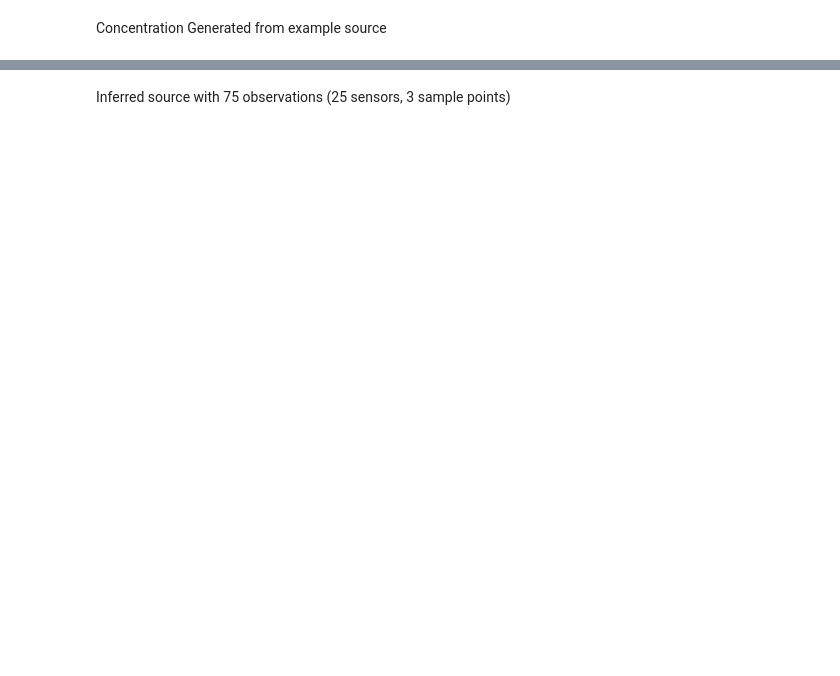
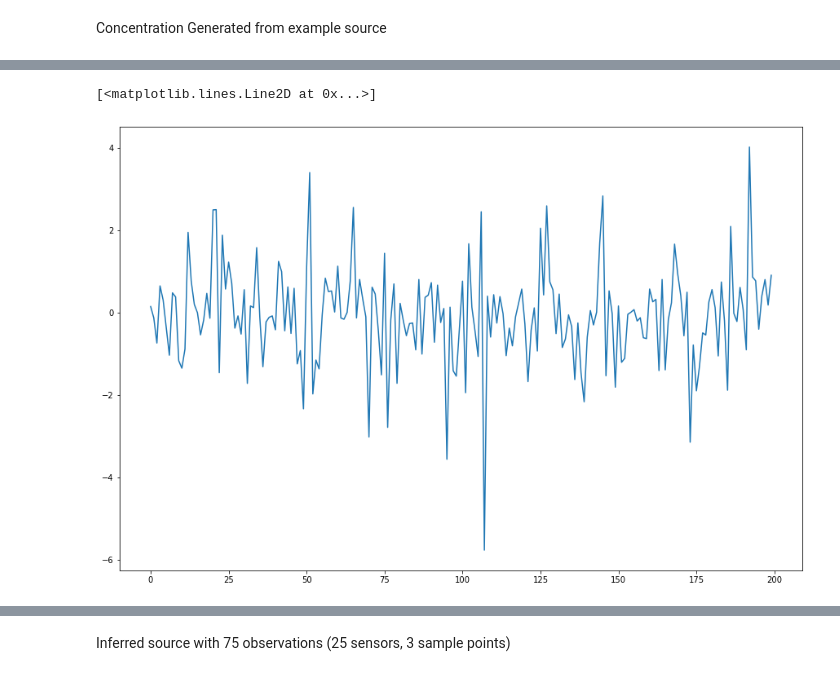
Before and after one commit to SheffieldML/advectionGP, a Jupyter notebook: jupyter/ExamplesForRich.ipynb, the cells around one changed output, grey strips where cells are left out. Drawn from its saved outputs; the diff is of its cells as text; code cells hidden in the pictures; blank space fills up the shorter version.

```diff
--- a/jupyter/ExamplesForRich.ipynb
+++ b/jupyter/ExamplesForRich.ipynb
@@ -201,5 +201,10 @@ Calculating Adjoints...
 Calculating Phis...
 199/200
+# %%
+plt.plot(meanZ)
+# %% [output]
+[<matplotlib.lines.Line2D at 0x...>]
+[figure, added]
 # %%
 (np.square(np.subtract(source,source1))).mean()
 # %% [output]
```
Also changed, not shown: parts of 13 cells of this notebook, 2 other files.
